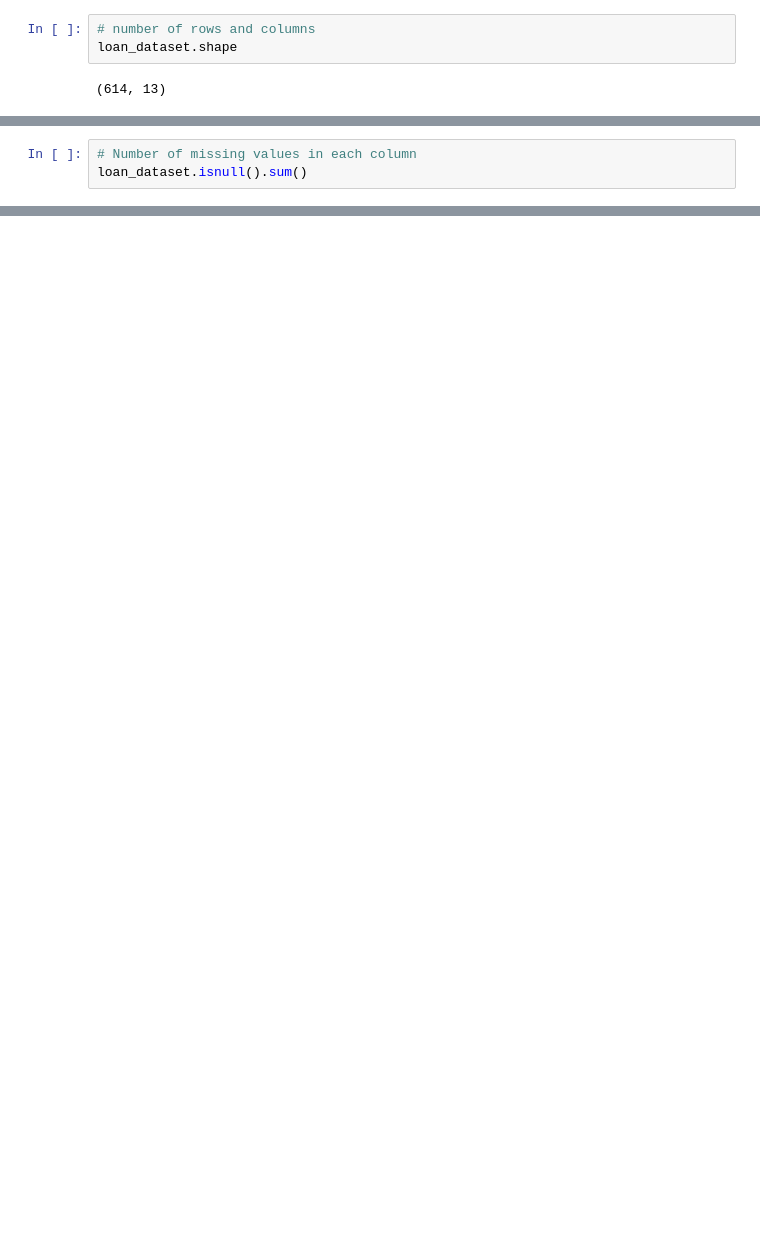
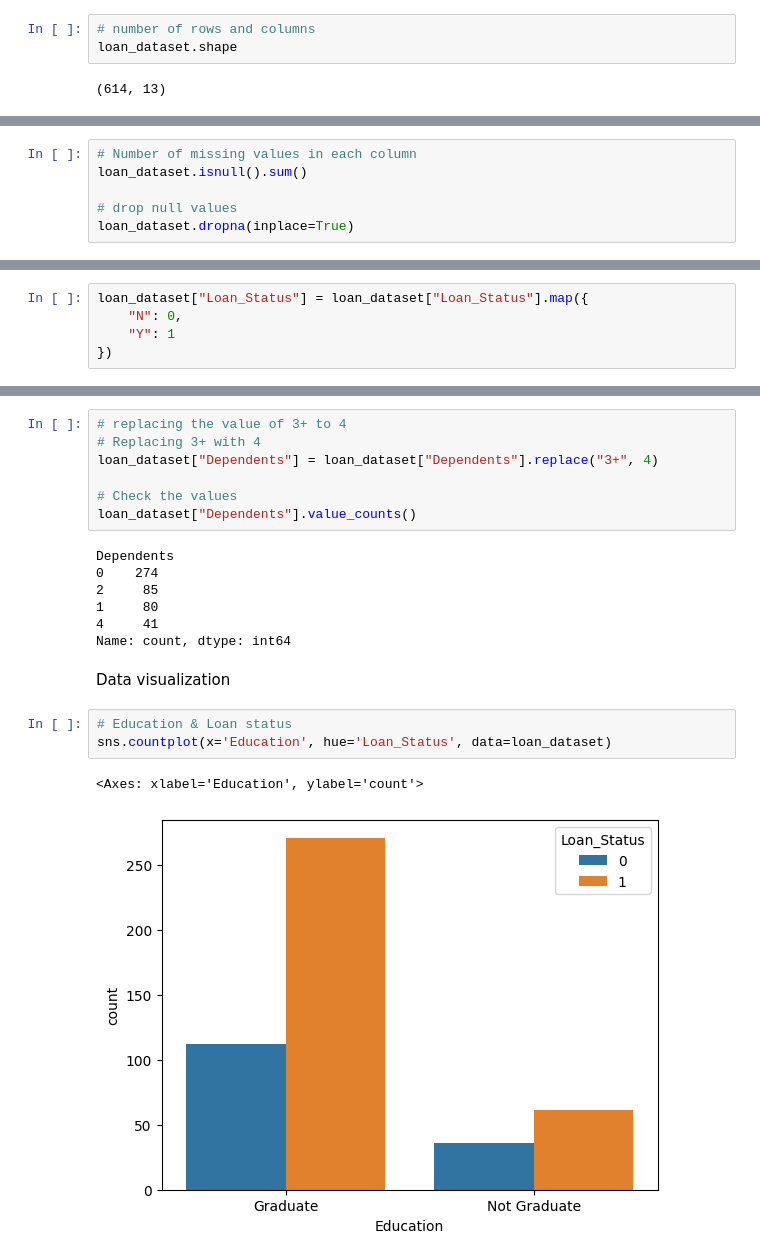
Before and after one commit to chiscookeke11/loan_status_prediction, a Jupyter notebook: loan_status_prediction.ipynb, the cells around one changed output, grey strips where cells are left out. Saved outputs shown, nothing was run; the diff lists cells and outputs as text; blank space fills up the shorter version.

Commit message:
completed the loan status

```diff
--- a/loan_status_prediction.ipynb
+++ b/loan_status_prediction.ipynb
@@ -67,3 +67,6 @@ loan_dataset.describe()
 # %%
 # Number of missing values in each column
 loan_dataset.isnull().sum()
+
+# drop null values
+loan_dataset.dropna(inplace=True)
@@ -84,0 +73,5 @@ dtype: int64
+# %%
+loan_dataset["Loan_Status"] = loan_dataset["Loan_Status"].map({
+    "N": 0,
+    "Y": 1
+})
@@ -84,0 +98,22 @@ dtype: int64
+# %%
+# replacing the value of 3+ to 4
+# Replacing 3+ with 4
+loan_dataset["Dependents"] = loan_dataset["Dependents"].replace("3+", 4)
+
+# Check the values
+loan_dataset["Dependents"].value_counts()
+# %% [output]
+Dependents
+0    274
+2     85
+1     80
+4     41
+Name: count, dtype: int64
+# %% [markdown]
+Data visualization
+# %%
+# Education & Loan status
+sns.countplot(x='Education', hue='Loan_Status', data=loan_dataset)
+# %% [output]
+<Axes: xlabel='Education', ylabel='count'>
+[figure, added]
```
Also changed, not shown: parts of 19 cells of this notebook.
